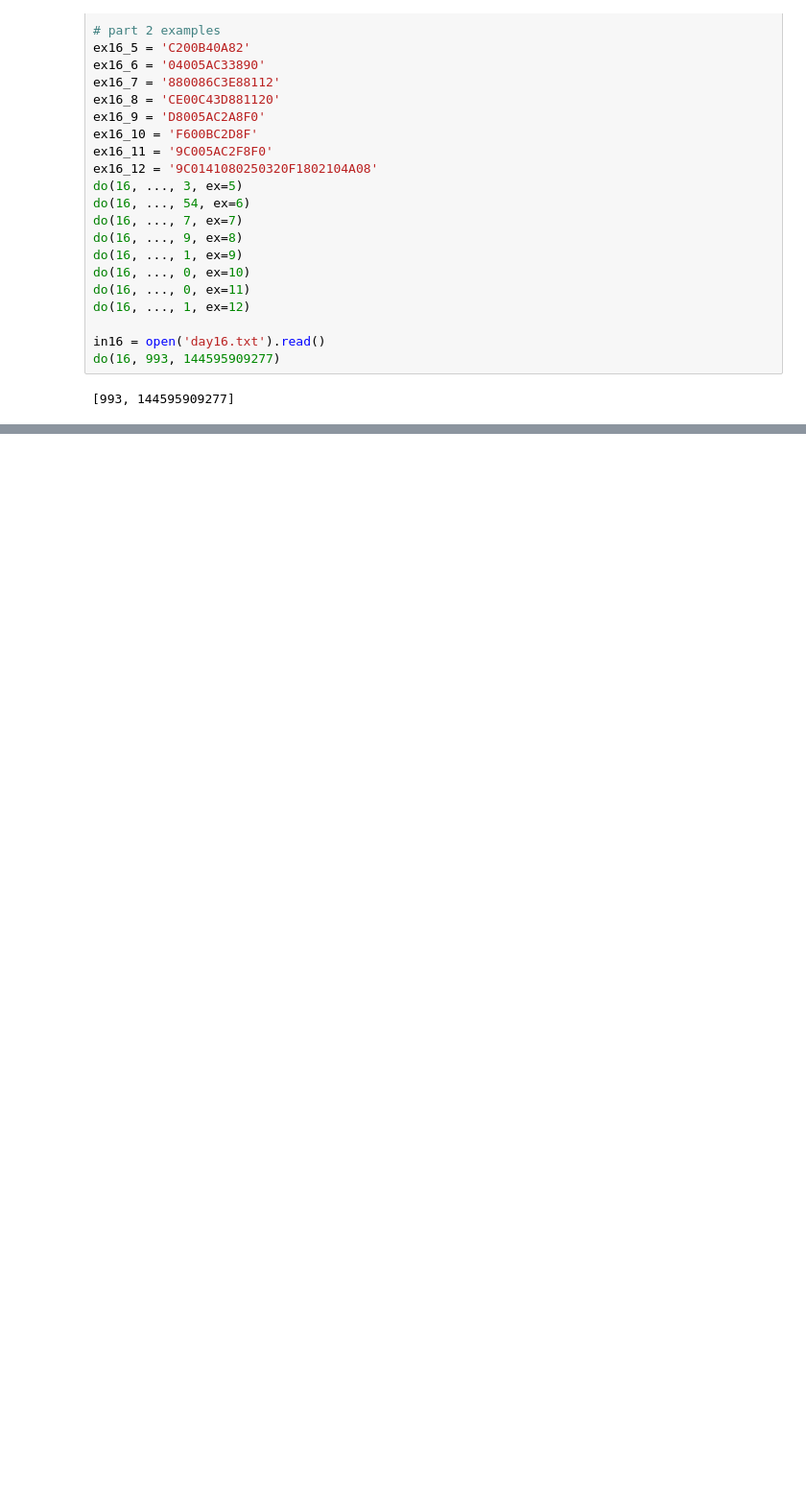
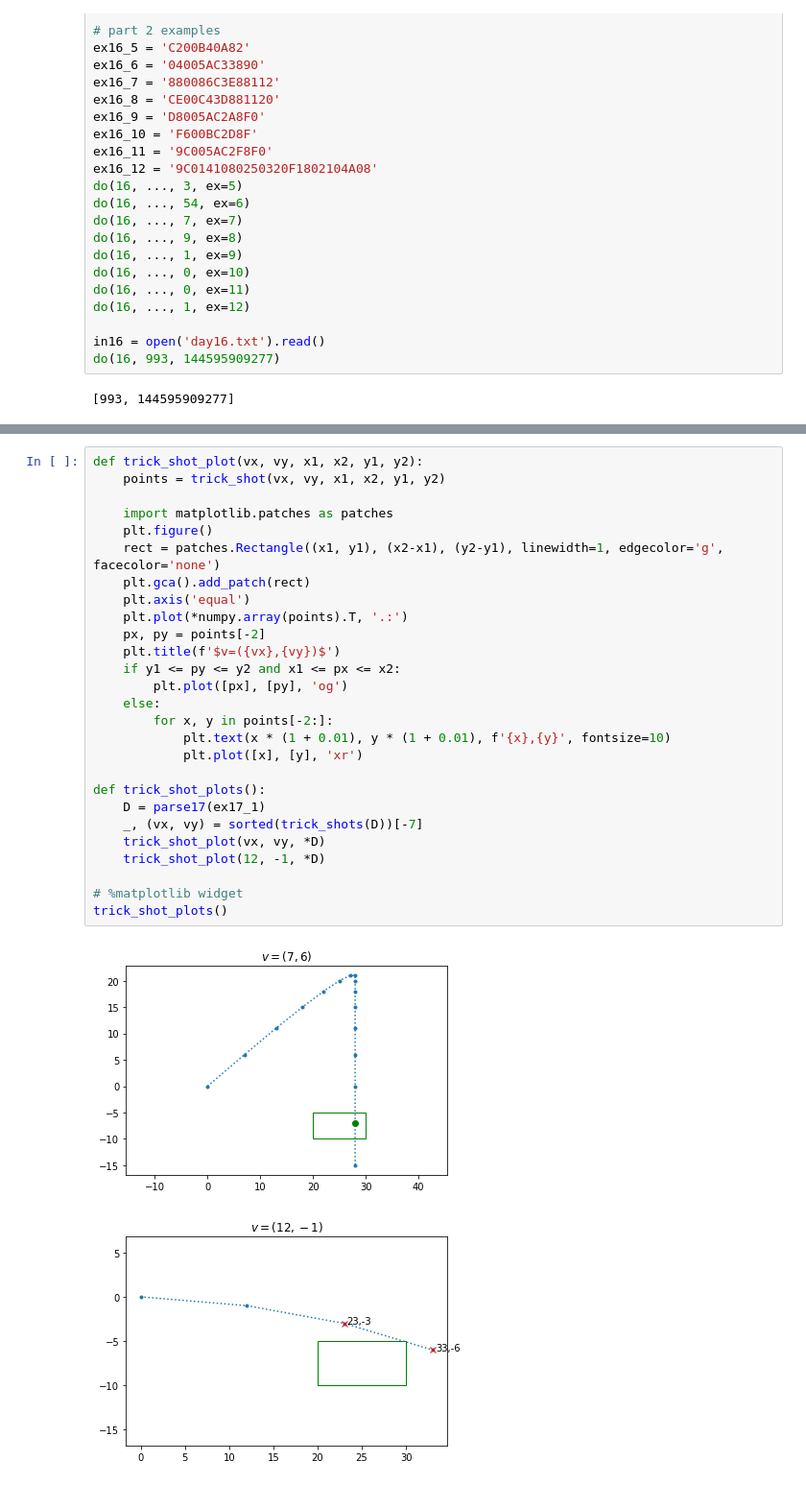
Before and after one commit to shamrin/adventofcode, a Jupyter notebook: 2021/all.ipynb, the cells around one changed output, grey strips where cells are left out. Shown: that part at 96% size. Drawn from its saved outputs; the diff is of its cells as text; blank space fills up the shorter version.

```diff
--- a/2021/all.ipynb
+++ b/2021/all.ipynb
@@ -705,0 +746,30 @@ do(16, 993, 144595909277)
+# %%
+def trick_shot_plot(vx, vy, x1, x2, y1, y2):
+    points = trick_shot(vx, vy, x1, x2, y1, y2)
+
+    import matplotlib.patches as patches
+    plt.figure()
+    rect = patches.Rectangle((x1, y1), (x2-x1), (y2-y1), linewidth=1, edgecolor='g', facecolor='none')
+    plt.gca().add_patch(rect)
+    plt.axis('equal')
+    plt.plot(*numpy.array(points).T, '.:')
+    px, py = points[-2]
+    plt.title(f'$v=({vx},{vy})$')
+    if y1 <= py <= y2 and x1 <= px <= x2:
+        plt.plot([px], [py], 'og')
+    else:
+        for x, y in points[-2:]:
+            plt.text(x * (1 + 0.01), y * (1 + 0.01), f'{x},{y}', fontsize=10)
+            plt.plot([x], [y], 'xr')
+
+def trick_shot_plots():
+    D = parse17(ex17_1)
+    _, (vx, vy) = sorted(trick_shots(D))[-7]
+    trick_shot_plot(vx, vy, *D)
+    trick_shot_plot(12, -1, *D)
+
+# %matplotlib widget
+trick_shot_plots()
+# %% [output]
+[figure, added]
+[figure, added]
```
Also changed, not shown: parts of 2 cells of this notebook, 1 other file.
